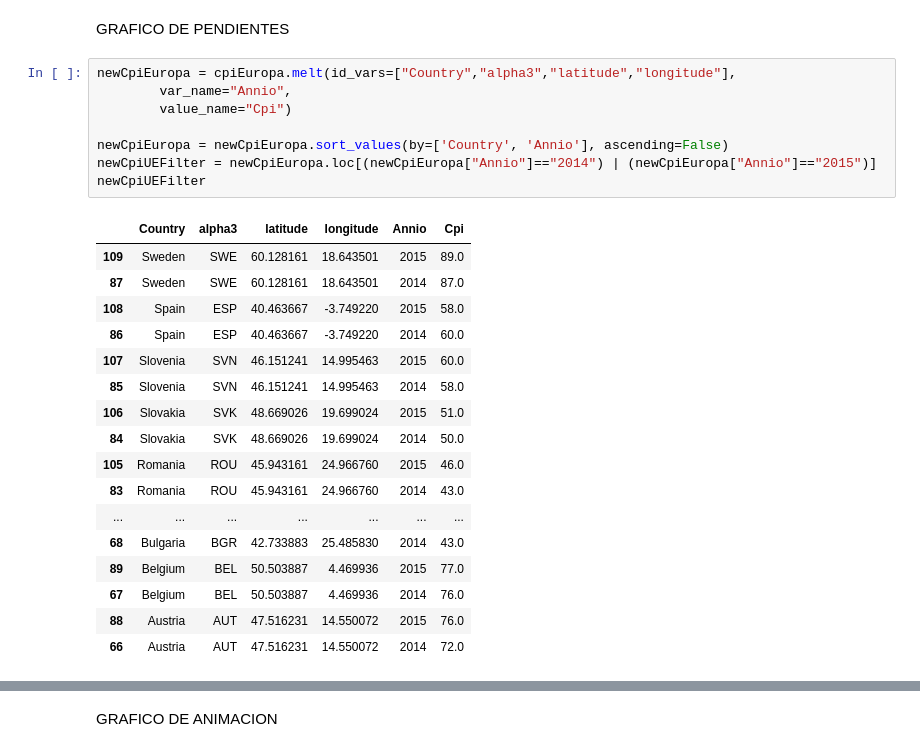
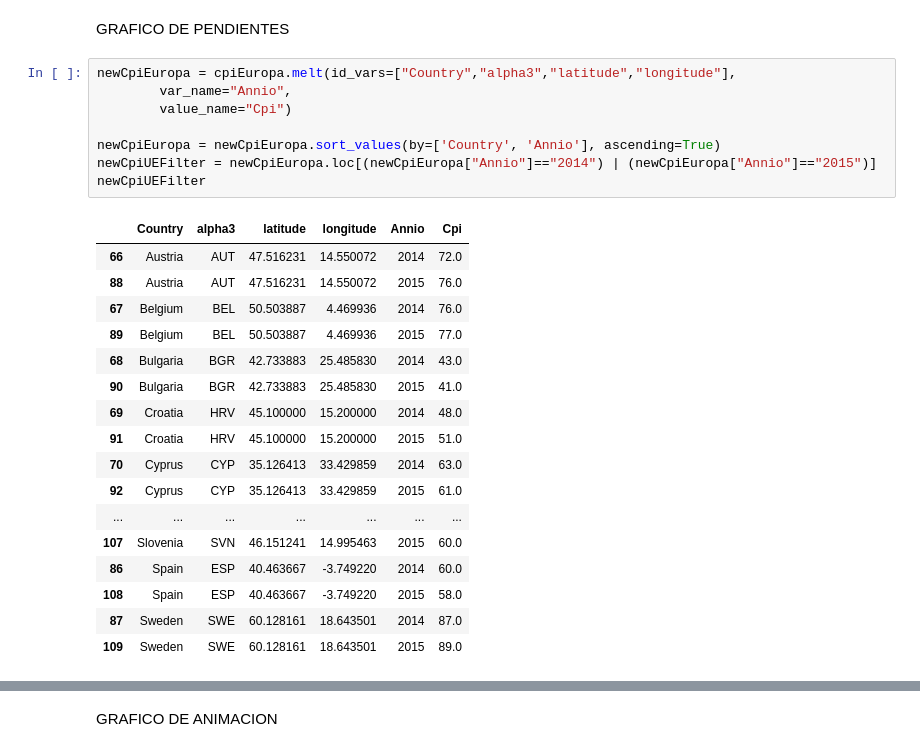
Before and after one commit to fduartej/data_visualization_python, a Jupyter notebook: notebook/CorrupcionPercepcionIndex.ipynb, the cells around one changed output, grey strips where cells are left out. Drawn from its saved outputs; the diff is of its cells as text.

```diff
--- a/notebook/CorrupcionPercepcionIndex.ipynb
+++ b/notebook/CorrupcionPercepcionIndex.ipynb
@@ -277,29 +329,29 @@ GRAFICO DE PENDIENTES
 # %%
 newCpiEuropa = cpiEuropa.melt(id_vars=["Country","alpha3","latitude","longitude"],
         var_name="Annio",
         value_name="Cpi")
 
-newCpiEuropa = newCpiEuropa.sort_values(by=['Country', 'Annio'], ascending=False)
+newCpiEuropa = newCpiEuropa.sort_values(by=['Country', 'Annio'], ascending=True)
 newCpiUEFilter = newCpiEuropa.loc[(newCpiEuropa["Annio"]=="2014") | (newCpiEuropa["Annio"]=="2015")]
 newCpiUEFilter
 # %% [output]
 |  | Country | alpha3 | latitude | longitude | Annio | Cpi |
+| 66 | Austria | AUT | 47.516231 | 14.550072 | 2014 | 72.0 |
+| 88 | Austria | AUT | 47.516231 | 14.550072 | 2015 | 76.0 |
+| 67 | Belgium | BEL | 50.503887 | 4.469936 | 2014 | 76.0 |
+| 89 | Belgium | BEL | 50.503887 | 4.469936 | 2015 | 77.0 |
+| 68 | Bulgaria | BGR | 42.733883 | 25.485830 | 2014 | 43.0 |
+| 90 | Bulgaria | BGR | 42.733883 | 25.485830 | 2015 | 41.0 |
+| 69 | Croatia | HRV | 45.100000 | 15.200000 | 2014 | 48.0 |
+| 91 | Croatia | HRV | 45.100000 | 15.200000 | 2015 | 51.0 |
+| 70 | Cyprus | CYP | 35.126413 | 33.429859 | 2014 | 63.0 |
+| 92 | Cyprus | CYP | 35.126413 | 33.429859 | 2015 | 61.0 |
+| ... | ... | ... | ... | ... | ... | ... |
+| 107 | Slovenia | SVN | 46.151241 | 14.995463 | 2015 | 60.0 |
+| 86 | Spain | ESP | 40.463667 | -3.749220 | 2014 | 60.0 |
+| 108 | Spain | ESP | 40.463667 | -3.749220 | 2015 | 58.0 |
+| 87 | Sweden | SWE | 60.128161 | 18.643501 | 2014 | 87.0 |
 | 109 | Sweden | SWE | 60.128161 | 18.643501 | 2015 | 89.0 |
-| 87 | Sweden | SWE | 60.128161 | 18.643501 | 2014 | 87.0 |
-| 108 | Spain | ESP | 40.463667 | -3.749220 | 2015 | 58.0 |
-| 86 | Spain | ESP | 40.463667 | -3.749220 | 2014 | 60.0 |
-| 107 | Slovenia | SVN | 46.151241 | 14.995463 | 2015 | 60.0 |
-| 85 | Slovenia | SVN | 46.151241 | 14.995463 | 2014 | 58.0 |
-| 106 | Slovakia | SVK | 48.669026 | 19.699024 | 2015 | 51.0 |
-| 84 | Slovakia | SVK | 48.669026 | 19.699024 | 2014 | 50.0 |
-| 105 | Romania | ROU | 45.943161 | 24.966760 | 2015 | 46.0 |
-| 83 | Romania | ROU | 45.943161 | 24.966760 | 2014 | 43.0 |
-| ... | ... | ... | ... | ... | ... | ... |
-| 68 | Bulgaria | BGR | 42.733883 | 25.485830 | 2014 | 43.0 |
-| 89 | Belgium | BEL | 50.503887 | 4.469936 | 2015 | 77.0 |
-| 67 | Belgium | BEL | 50.503887 | 4.469936 | 2014 | 76.0 |
-| 88 | Austria | AUT | 47.516231 | 14.550072 | 2015 | 76.0 |
-| 66 | Austria | AUT | 47.516231 | 14.550072 | 2014 | 72.0 |
 # %%
 fig, ax = plt.subplots(1, figsize=(10,10))
 
```
Also changed, not shown: parts of 8 cells of this notebook.
